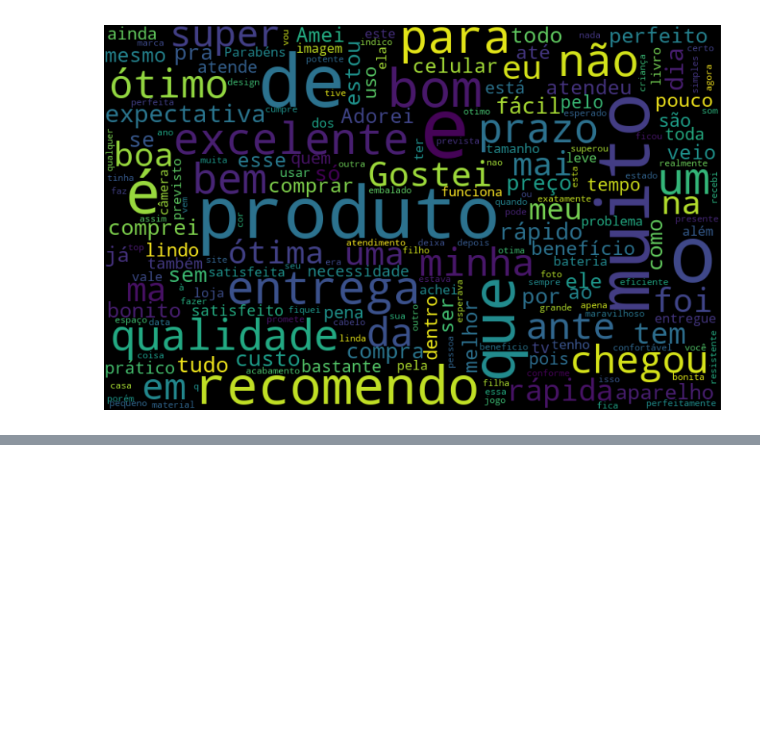
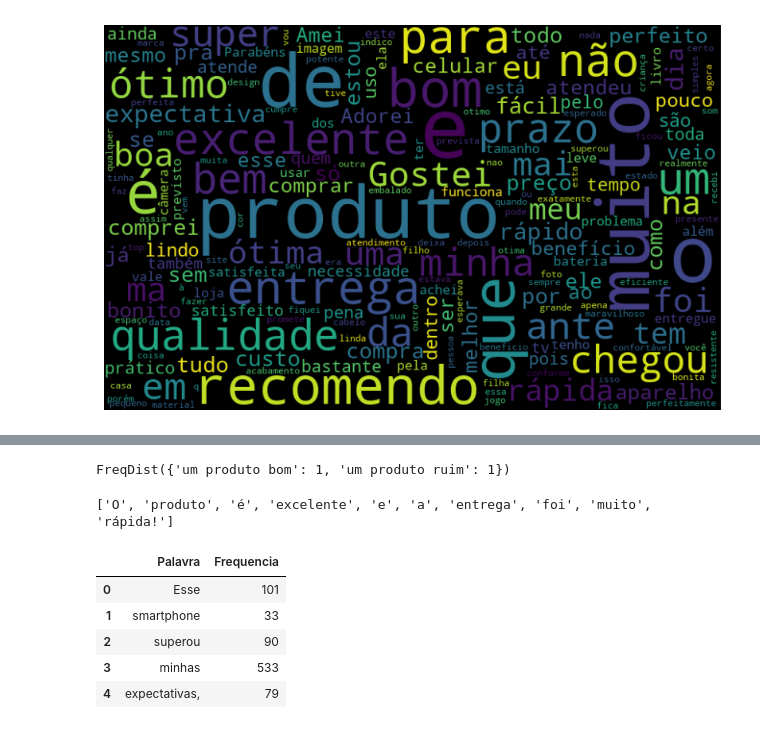
Before and after one commit to BistonN/nlp-alura, a Jupyter notebook: 1 - Explorando os fundamentos de NLP/index.ipynb, the cells around one changed output, grey strips where cells are left out. Cells and saved outputs as stored; diff of their text form; code cells hidden in the pictures; blank space fills up the shorter version.

```diff
--- a/1 - Explorando os fundamentos de NLP/index.ipynb
+++ b/1 - Explorando os fundamentos de NLP/index.ipynb
@@ -146,0 +128,34 @@ True
+# %%
+frases = ['um produto bom', 'um produto ruim']
+frequencia = nltk.FreqDist(frases)
+
+frequencia
+# %% [output]
+FreqDist({'um produto bom': 1, 'um produto ruim': 1})
+# %%
+from nltk import tokenize
+
+frase = 'O produto é excelente e a entrega foi muito rápida!'
+token_espaco = tokenize.WhitespaceTokenizer()
+token_frase = token_espaco.tokenize(frase)
+
+print(token_frase)
+# %% [output]
+['O', 'produto', 'é', 'excelente', 'e', 'a', 'entrega', 'foi', 'muito', 'rápida!']
+# %%
+token_frase = token_espaco.tokenize(todas_palavras)
+# %%
+frequencia = nltk.FreqDist(token_frase)
+df_frequencia = pd.DataFrame({
+    'Palavra': list(frequencia.keys()),
+    'Frequencia': list(frequencia.values())
+    })
+# %%
+df_frequencia.head()
+# %% [output]
+|  | Palavra | Frequencia |
+| 0 | Esse | 101 |
+| 1 | smartphone | 33 |
+| 2 | superou | 90 |
+| 3 | minhas | 533 |
+| 4 | expectativas, | 79 |
```
Also changed, not shown: parts of 1 cell of this notebook.
